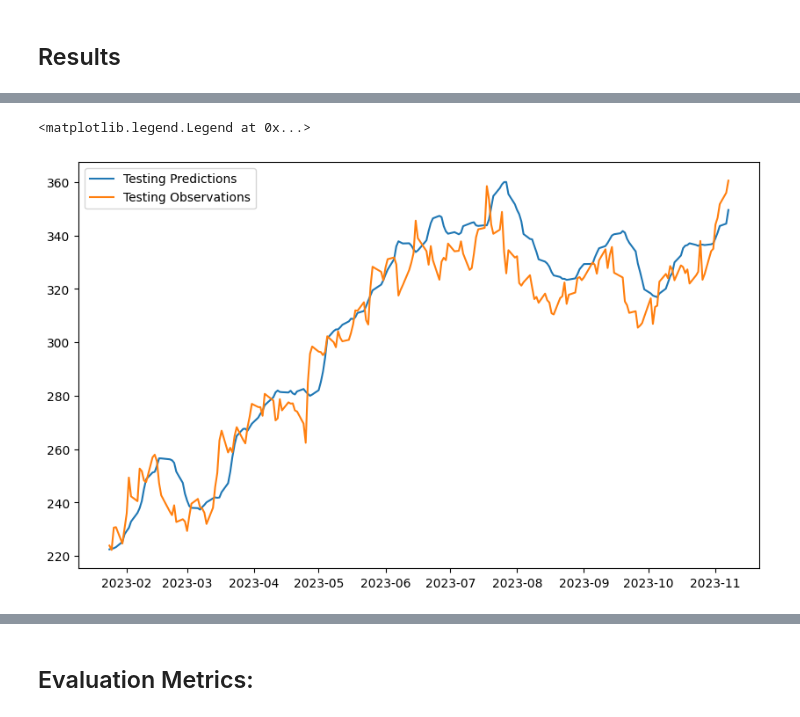
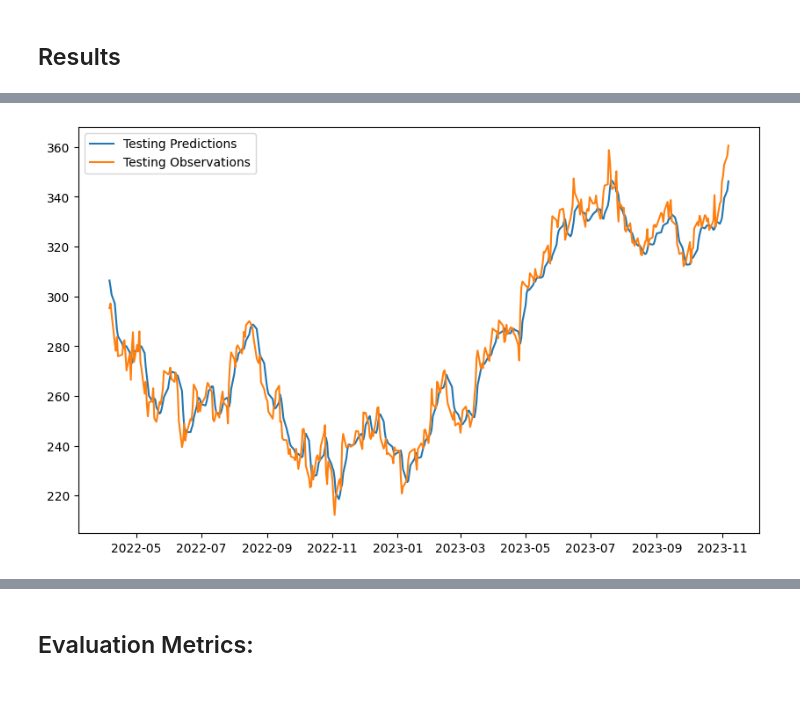
Before and after one commit to wallacelw/Price-Forecasting-With-LSTM, a Jupyter notebook: Prices_Forecasting_with_LSTM.ipynb, the cells around one changed output, grey strips where cells are left out. Cells and saved outputs as stored; diff of their text form; code cells hidden in the pictures.

```diff
--- a/Prices_Forecasting_with_LSTM.ipynb
+++ b/Prices_Forecasting_with_LSTM.ipynb
@@ -149,14 +144,22 @@ plt.legend(["Train", "Validation", "Test"])
+# %%
+def split_columns(scaled_array, windowed):
+  return (windowed.index, scaled_array[:, 0:-1], scaled_array[:, -1])
+
+dates_train, X_train, Y_train = split_columns(scaled_train, windowed_df_train)
+dates_test, X_test, Y_test = split_columns(scaled_test, windowed_df_test)
 # %% [markdown]
 ## Model Training
 # %%
 from tensorflow.keras.models import Sequential
 from tensorflow.keras.optimizers import Adam
-from tensorflow.keras import layers, backend
+from tensorflow.keras import layers
 
 # Maybe adjust hyper parameters
 
 model = Sequential([
     layers.Input((lookback, 1)),
+    layers.Conv1D(128, kernel_size=5),
+    layers.Conv1D(128, kernel_size=3),
     layers.LSTM(128, return_sequences=True),
     layers.LSTM(128, return_sequences=False),
     layers.Dense(64, activation='relu'),
@@ -171,5 +174,5 @@ model.compile(
     metrics=["mean_absolute_error"] # extra metrics
   )
 
-model.fit(X_train, Y_train, validation_data=(X_val, Y_val), epochs=30)
+model.fit(X_train, Y_train, epochs=100)
 # %% [output]
@@ -199,0 +199,24 @@ def denormalize(val):
+# %%
+import numpy as np
+
+train_predictions = model.predict(X_train)
+test_predictions = model.predict(X_test)
+
+train_results = np.hstack((X_train, train_predictions))
+test_results = np.hstack((X_test, test_predictions))
+
+train_results = scaler.inverse_transform(train_results)
+test_results = scaler.inverse_transform(test_results)
+
+results_np = np.concatenate((train_results, test_results))
+
+results_df = windowed_df.copy()
+
+results_np.shape
+
+for i in range(lookback, 0, -1):
+  results_df[f"Last-{i} Price"] = results_np[:, lookback-i]
+
+results_df["Price"] = results_np[:, lookback]
+
+results_df
@@ -228,11 +248,6 @@ plt.legend(["Validation Predictions", "Validation Observations"])
 # %%
-test_predictions = model.predict(X_test).flatten()
-
-test_predictions = pd.DataFrame(test_predictions).apply(denormalize)
-Y_test = pd.DataFrame(Y_test).apply(denormalize)
-
 plt.figure(figsize=(10,6))
-plt.plot(dates_test, test_predictions)
-plt.plot(dates_test, Y_test)
+plt.plot(dates_test, results_df["Price"].iloc[q80:])
+plt.plot(dates_test, windowed_df["Price"].iloc[q80:])
 plt.legend(["Testing Predictions", "Testing Observations"])
 # %% [output]
@@ -240,2 +255 @@ plt.legend(["Testing Predictions", "Testing Observations"])
-<matplotlib.legend.Legend at 0x...>
-[figure, old version]
+[figure, new version]
```
Also changed, not shown: parts of 17 cells of this notebook.
